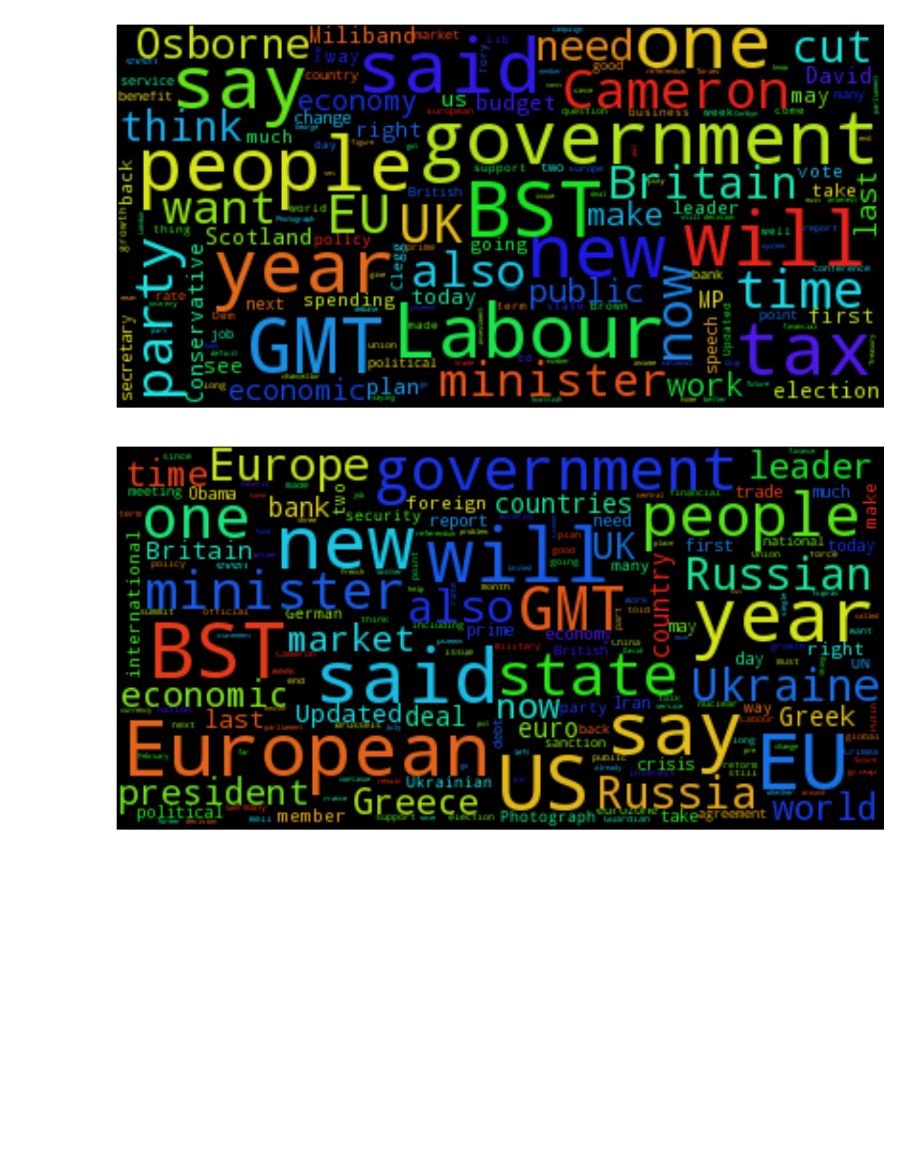
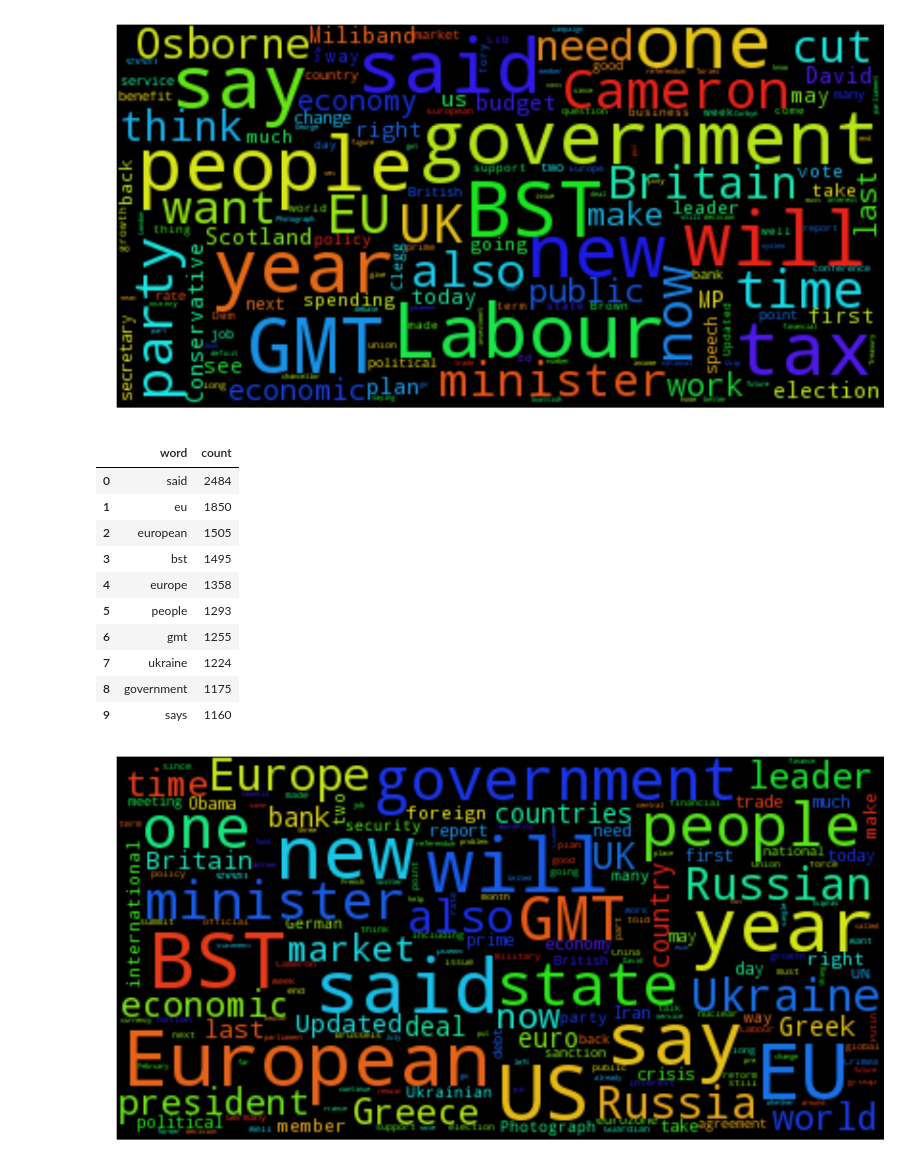
Before and after one commit to nikhilaravi/exchangerate, a Jupyter notebook: data_collection/Sentiment_analysis_exploration.ipynb, the cells around one changed output. Cells and saved outputs as stored; diff of their text form; code cells hidden in the pictures; blank space fills up the shorter version.

```diff
--- a/data_collection/Sentiment_analysis_exploration.ipynb
+++ b/data_collection/Sentiment_analysis_exploration.ipynb
@@ -118,5 +131,25 @@ plt.axis("off")
 plt.show()
 # %% [output]
 [figure]
+# %%
+world_news = relevant_df[relevant_df['Section'] == 'world']
+world_words = vectorizer.fit_transform(world_news['Body Text'])
+world_word_freqs = [(word, world_words.getcol(idx).sum()) for word, idx in vectorizer.vocabulary_.items()]
+#sort from largest to smallest
+sorted_world_words = sorted (world_word_freqs, key = lambda x: -x[1])
+top_world_words = pd.DataFrame.from_records(sorted_world_words, columns=['word', 'count'])
+top_world_words.head(10)
+# %% [output]
+|  | word | count |
+| 0 | said | 2484 |
+| 1 | eu | 1850 |
+| 2 | european | 1505 |
+| 3 | bst | 1495 |
+| 4 | europe | 1358 |
+| 5 | people | 1293 |
+| 6 | gmt | 1255 |
+| 7 | ukraine | 1224 |
+| 8 | government | 1175 |
+| 9 | says | 1160 |
 # %%
 world_news = relevant_df[relevant_df['Section'] == 'world']
```
Also changed, not shown: parts of 24 cells of this notebook.
